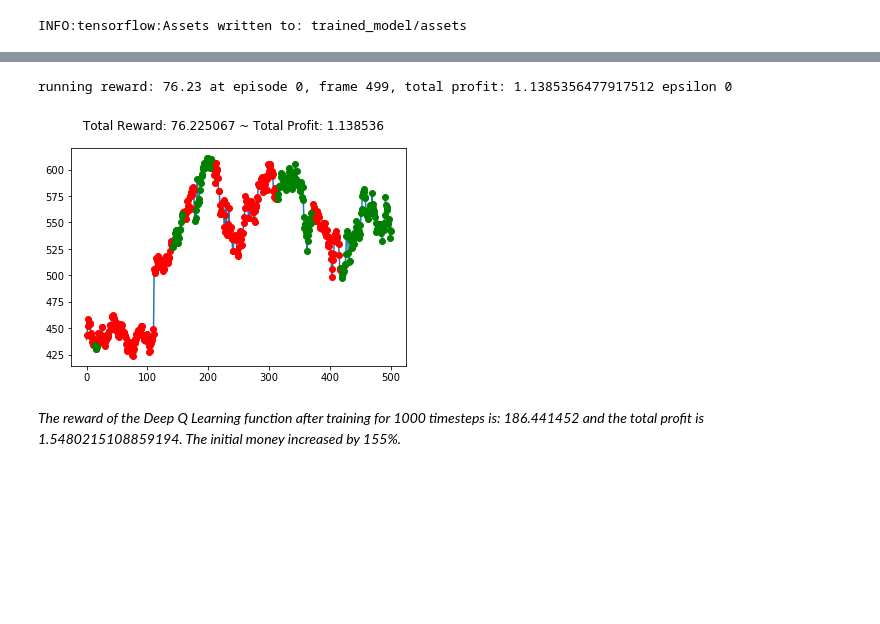
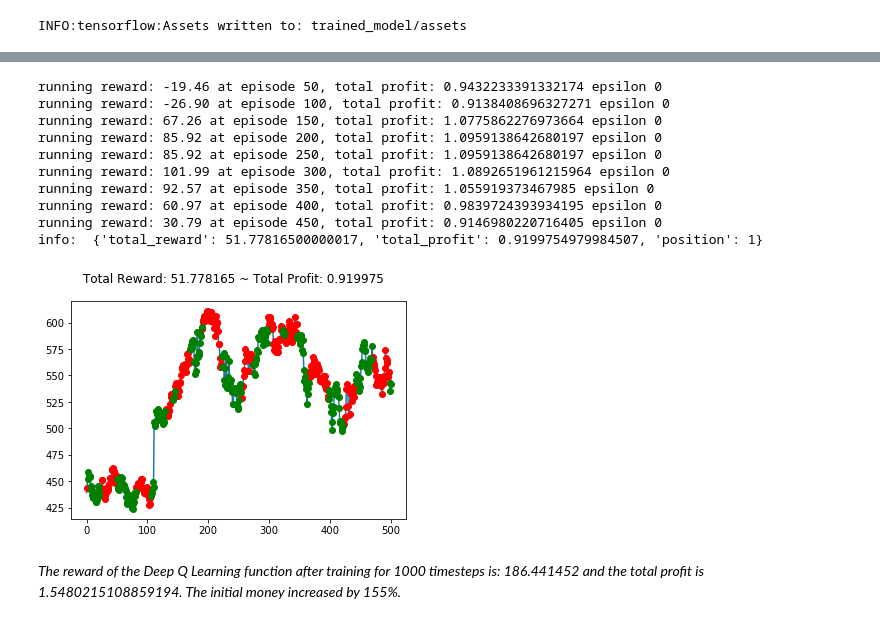
Before and after one commit to fshi3/RL_stock_trading, a Jupyter notebook: RL - Stock Trading Testing.ipynb, the cells around one changed output, grey strips where cells are left out. Drawn from its saved outputs; the diff is of its cells as text; code cells hidden in the pictures; blank space fills up the shorter version.

```diff
--- a/RL - Stock Trading Testing.ipynb
+++ b/RL - Stock Trading Testing.ipynb
@@ -236,7 +236,8 @@ def vectorize_state(state):
 
     return vector
 # %%
-def train(model, env_training, max_epochs, epsilon, adpative):
+# training multiple epochs with the same dataset with epsilon decaying over epochs
+def epoch_train(model, model_target, env_training, max_epochs, epsilon, adpative):
     optimizer = keras.optimizers.Adam(learning_rate=0.0005)
 
     # Our Experience Replay memory
@@ -266,7 +267,7 @@ def train(model, env_training, max_epochs, epsilon, adpative):
 
         # adpative epsilon decay
         if adpative:
-            epsilon = np.exp(-5e-1 * epoch)
+            epsilon = np.exp(-1e-0 * epoch)
 
         while True:
             timestep_count += 1
@@ -404,8 +529,20 @@ Text(0, 0.5, 'Running Reward')
 # %%
 # test model results on the next leg of the stock data from time 1000 to 1500
-_ = train(model, env_1, 1, 0, False)
+#model = create_model()
+#model_target = create_model()
+#model = tf.keras.models.load_model("trained_model")
+_ = train(model, model_target, env_1, 0, False)
 # %% [output]
-running reward: 76.23 at episode 0, frame 499, total profit: 1.1385356477917512 epsilon 0
+running reward: -19.46 at episode 50, total profit: 0.9432233391332174 epsilon 0
+running reward: -26.90 at episode 100, total profit: 0.9138408696327271 epsilon 0
+running reward: 67.26 at episode 150, total profit: 1.0775862276973664 epsilon 0
+running reward: 85.92 at episode 200, total profit: 1.0959138642680197 epsilon 0
+running reward: 85.92 at episode 250, total profit: 1.0959138642680197 epsilon 0
+running reward: 101.99 at episode 300, total profit: 1.0892651961215964 epsilon 0
+running reward: 92.57 at episode 350, total profit: 1.055919373467985 epsilon 0
+running reward: 60.97 at episode 400, total profit: 0.9839724393934195 epsilon 0
+running reward: 30.79 at episode 450, total profit: 0.9146980220716405 epsilon 0
+info:  {'total_reward': 51.77816500000017, 'total_profit': 0.9199754979984507, 'position': 1}
-[figure, old version]
+[figure, new version]
 # %% [markdown]
 *The reward of the Deep Q Learning function after training for 1000 timesteps is: 186.441452 and the total profit is 1.5480215108859194. The initial money increased by 155%.*
```
Also changed, not shown: parts of 4 cells of this notebook, 6 other files.
